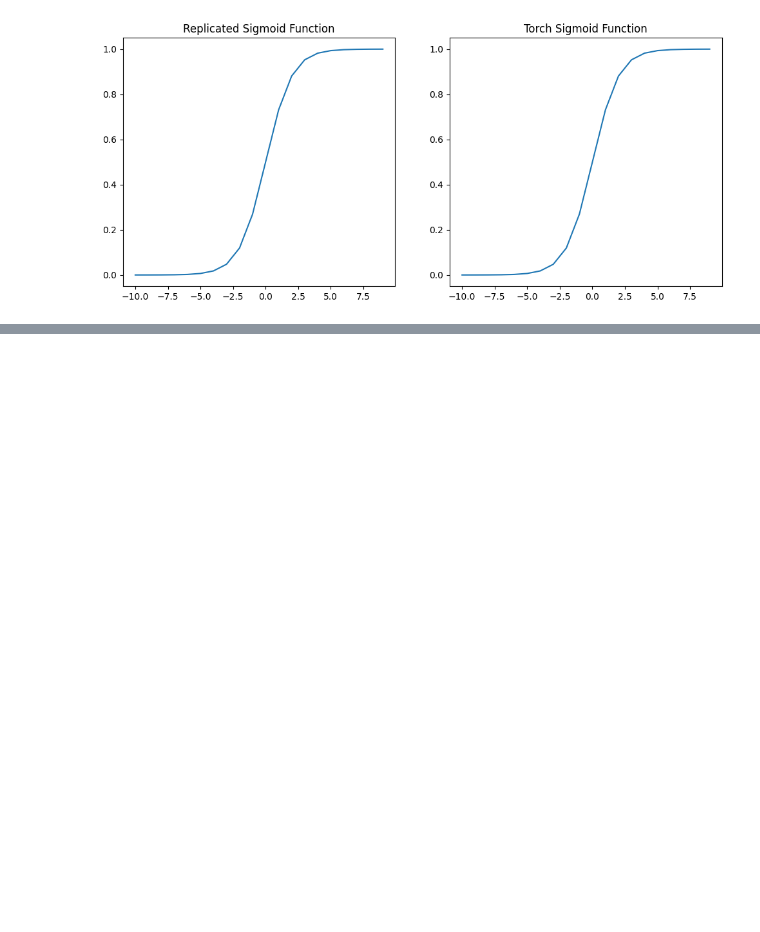
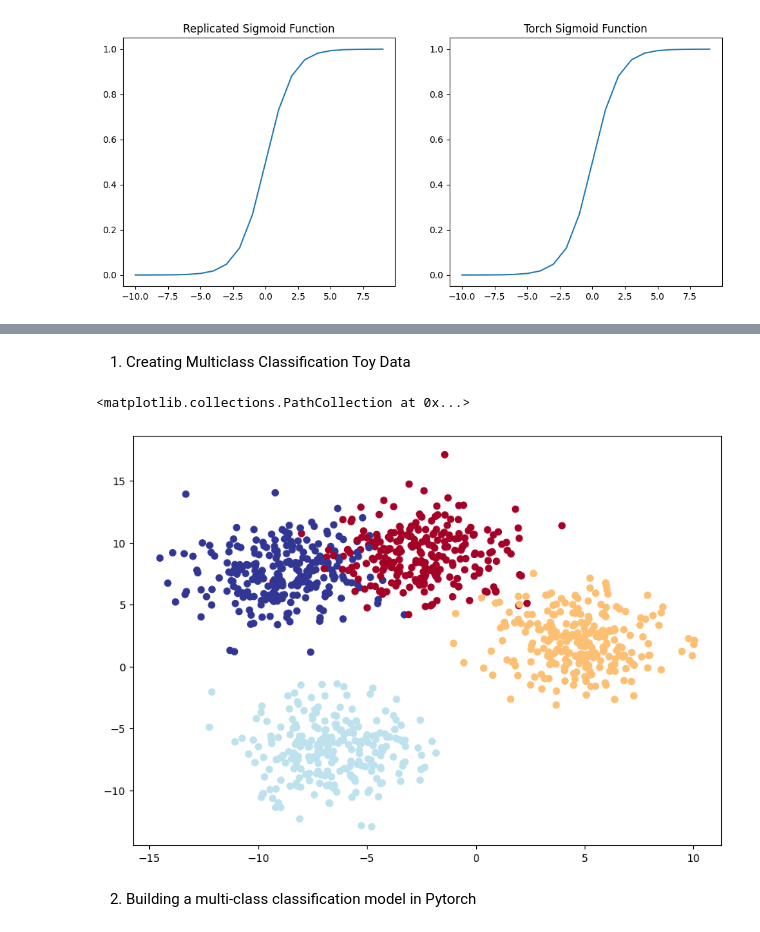
Before and after one commit to Gary-XC/Journey-to-AI-Mastery, a Jupyter notebook: Machine Learning Libraries/Pytorch/Part 3 - Neural Networks/Lesson 41 - Putting It All Together.ipynb, the cells around one changed output, grey strips where cells are left out. Drawn from its saved outputs; the diff is of its cells as text; code cells hidden in the pictures; blank space fills up the shorter version.

```diff
--- a/Machine Learning Libraries/Pytorch/Part 3 - Neural Networks/Lesson 41 - Putting It All Together.ipynb
+++ b/Machine Learning Libraries/Pytorch/Part 3 - Neural Networks/Lesson 41 - Putting It All Together.ipynb
@@ -815,0 +819,41 @@ plt.show()
+# %% [markdown]
+1. Creating Multiclass Classification Toy Data
+# %%
+# Creating a toy dataset
+
+from sklearn.datasets import make_blobs
+from torch import rand # https://scikit-learn.org/stable/modules/generated/sklearn.datasets.make_blobs.html
+
+# setting the hyper parameters from the scikit learn documentation
+classNum = 4
+featureNum = 2
+randomSeed = 42
+
+# Creating multiclass data
+XBlob, yBlob = make_blobs(n_samples=1000, # type: ignore
+                          n_features= featureNum,
+                          centers= classNum,
+                          cluster_std= 2.1,
+                          random_state= randomSeed)
+
+# turning the data into tensors
+XBlob = torch.from_numpy(XBlob).type(torch.float)
+yBlob = torch.from_numpy(yBlob).type(torch.float)
+
+# splitting the data that are now tensors into the test and train datasets
+XBlobTrain, XBlobTest, yBlobTrain, yBlobTest = train_test_split(XBlob,
+                                                                yBlob,
+                                                                test_size= 0.2,
+                                                                random_state= randomSeed)
+
+# plotting the data
+plt.figure(figsize= (10, 7))
+plt.scatter(XBlob[:, 0], XBlob[:, 1], c=yBlob, cmap=plt.cm.RdYlBu) # type: ignore
+
+# the output layer shape has to correspond to the number of different classes in the data, in this case there would have to be 4 output layers
+# which can be seen by calling yBlobTrain[:]
+# %% [output]
+<matplotlib.collections.PathCollection at 0x...>
+[figure, added]
+# %% [markdown]
+2. Building a multi-class classification model in Pytorch
```
Also changed, not shown: parts of 20 cells of this notebook.
